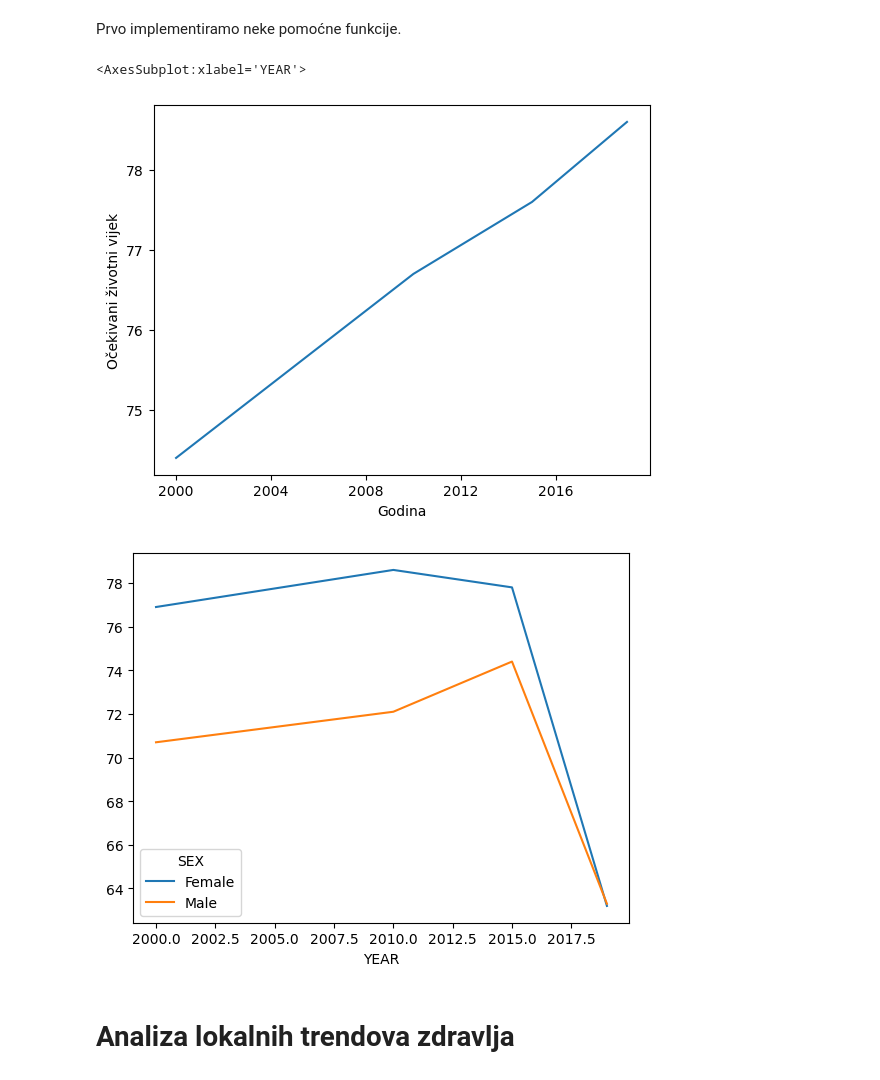
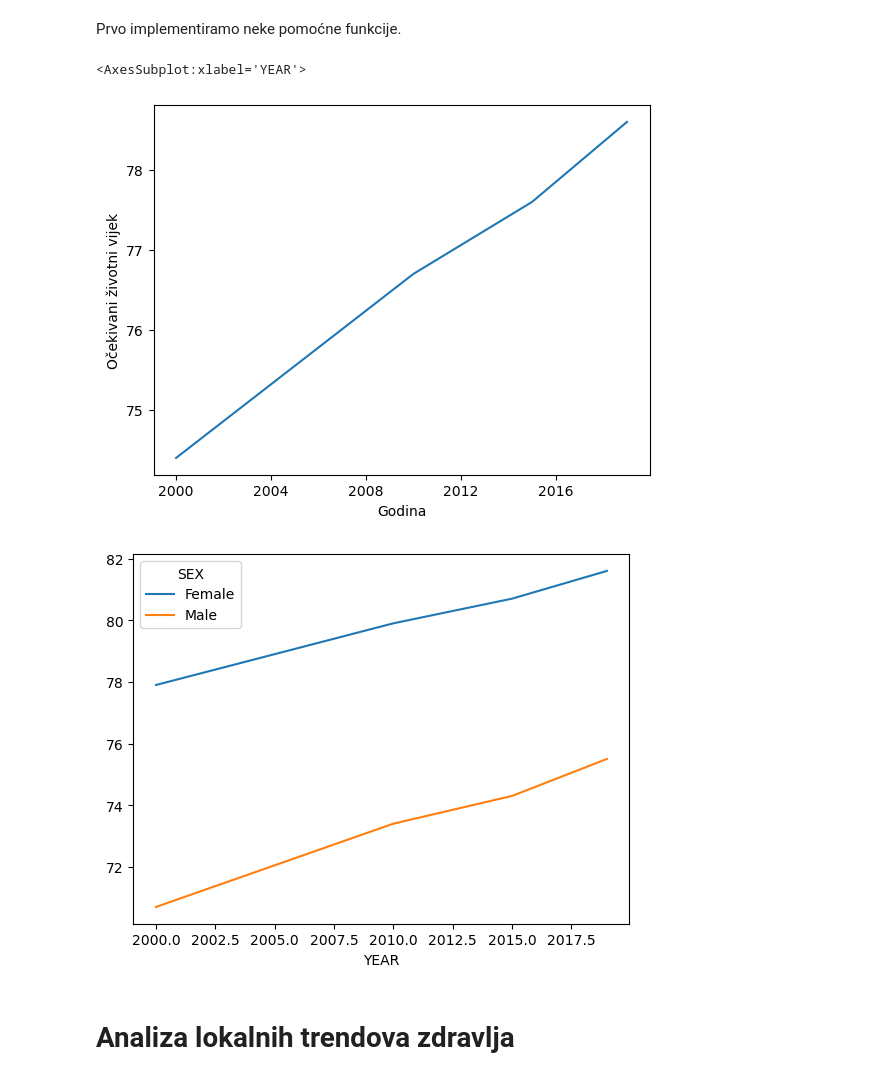
Before and after one commit to mraguzin/matsoft-esej1, a Jupyter notebook: Esej1LifeExpectancies.ipynb, the cells around one changed output. Drawn from its saved outputs; the diff is of its cells as text; code cells hidden in the pictures.

```diff
--- a/Esej1LifeExpectancies.ipynb
+++ b/Esej1LifeExpectancies.ipynb
@@ -39,34 +39,41 @@ def nacrtaj(df: pd.DataFrame, y_naslov=None, vrijednosti="Display"): #TODO: test
     max_godina = df["YEAR"].max()
     if "YEAR" not in df.index:
         df.set_index("YEAR", inplace=True)
-    #TODO: mislim da imam grešku ovdje sa sort_values: najvjerojatnije treba sort_index, provjeri semantiku!!
-    df[vrijednosti].sort_values().drop_duplicates().plot(xlabel="Godina", ylabel=y_naslov, xticks=range(min_godina, max_godina+1, 4))
 
-def nacrtaj_s_filtrom(df: pd.DataFrame, filtri: dict, y_naslov=None):
+    df[vrijednosti].sort_index().drop_duplicates().plot(xlabel="Godina", ylabel=y_naslov,
+                                                        xticks=range(min_godina, max_godina+1, 4))
+
+def filtriraj(df: pd.DataFrame, filtri: dict):
     tmp = df.copy()
     for filtar, vrijednost in filtri.items():
         tmp &= (df[filtar] == vrijednost) #TODO: testirati za situaciju kada je neki filtar None
 
-    #TODO: napravi da ovo poziva gornju funkciju
-    min_godina = df.loc[tmp, "YEAR"].min()
-    max_godina = df.loc[tmp, "YEAR"].max()
-    df.set_index("YEAR", inplace=True)
-    df.loc[tmp, "Display"].sort_values().drop_duplicates().plot(xlabel="Godina", ylabel=y_naslov, xticks=range(min_godina, max_godina+1, 4))
+    return df.loc[tmp]
+    #min_godina = df.loc[tmp, "YEAR"].min()
+    #max_godina = df.loc[tmp, "YEAR"].max()
+    #df.set_index("YEAR", inplace=True)
+    #df.loc[tmp, "Display"].sort_values().drop_duplicates().plot(xlabel="Godina", ylabel=y_naslov, xticks=range(min_godina, max_godina+1, 4))
 
-def nacrtaj_kombinirani_indikator_kroz_godine(df: pd.DataFrame, filtri: dict, indikator: str, indikator_hr: str, kombinirati_po: str, za_obrisati=None, indikator_ključ="GHO", y_naslov=None, vrijednosti="Display"):
+def nacrtaj_kombinirani_indikator_kroz_godine(df: pd.DataFrame, filtri: dict, indikator: str, indikator_hr: str,
+                                              kombinirati_po: str, za_obrisati=None, indikator_ključ="GHO",
+                                              y_naslov=None, vrijednosti="Display"):
     if za_obrisati is not None:
         kombinirano = (df.drop(df[df[ključ] == vrijednost].index) for ključ, vrijednost in za_obrisati)
+    else:
+        kombinirano = df.copy()
 
+    kombinirano = filtriraj(kombinirano, filtri)
     kombinirano.set_index(["YEAR", kombinirati_po], inplace=True)
     kombinirano = kombinirano.loc[~kombinirano.index.duplicated(), vrijednosti].unstack(kombinirati_po)
-    nacrtaj_s_filtrom(kombinirano, filtri, y_naslov)
+    nacrtaj(kombinirano, y_naslov)
 
 def nacrtaj_indikator_kroz_godine(df: pd.DataFrame, država: str, indikator: str, indikator_hr: str, indikator_ključ="GHO", spol="Both sexes"):
     tmp = df.loc[(df[indikator_ključ] == indikator) & (df["COUNTRY"] == država) & (df["SEX"] == spol), "YEAR"]
     min_godina = tmp.min()
     max_godina = tmp.max()
     df2 = df.set_index("YEAR")
-    df2.loc[(df2[indikator_ključ] == indikator) & (df2["COUNTRY"] == država) & (df2["SEX"] == spol), "Display"].sort_values().drop_duplicates().plot(xlabel="Godina", ylabel=indikator_hr, xticks=range(min_godina, max_godina+1, 4))
+    df2.loc[(df2[indikator_ključ] == indikator) & (df2["COUNTRY"] == država) & (df2["SEX"] == spol),
+            "Display"].sort_values().drop_duplicates().plot(xlabel="Godina", ylabel=indikator_hr, xticks=range(min_godina, max_godina+1, 4))
 
 def prevedi_na_hrvatski(df: pd.DataFrame):
     """ Prevodi nazive pojedinih bitnih stupaca na hrvatski, radi prikazivanja na grafovima. """
@@ -78,22 +85,24 @@ def prevedi_na_hrvatski(df: pd.DataFrame):
 # %%
 data = skini_i_cacheiraj("https://apps.who.int/gho/athena/api/GHO/WHOSIS_000001?profile=simple")
 df = pd.read_xml(data)
 nacrtaj_indikator_kroz_godine(df, "Croatia", "Life expectancy at birth (years)", "Očekivani životni vijek")
 
 spolovi = df.drop(df[df["SEX"] == "Both sexes"].index) # riješimo se agregata po spolovima jer ih sada želimo direktno usporediti
-spolovi.set_index("YEAR", inplace=True)
-spolovi.set_index([spolovi.index, "SEX"], inplace=True)
+spolovi.set_index(["YEAR", "SEX"], inplace=True)
+spolovi = spolovi.loc[(spolovi["COUNTRY"] == "Croatia") & (spolovi["GHO"] == "Life expectancy at birth (years)")
+                     ]
 spolovi = spolovi.loc[~spolovi.index.duplicated(), "Display"].unstack("SEX")
+
 spolovi.head()
-spolovi.plot()
+spolovi.sort_index().plot()
 
 #TODO: vidi kako bi mogao iskoristiti isin()
 
 #nacrtaj_indikator_kroz_godine(spolovi, "Croatia", "Life expectancy at birth (years)", "Očekivani životni vijek", None, None)
 # %% [output]
 <AxesSubplot:xlabel='YEAR'>
 [figure]
-[figure, old version]
+[figure, new version]
 # %% [markdown]
 # Analiza lokalnih trendova zdravlja
 # %% [markdown]
```
